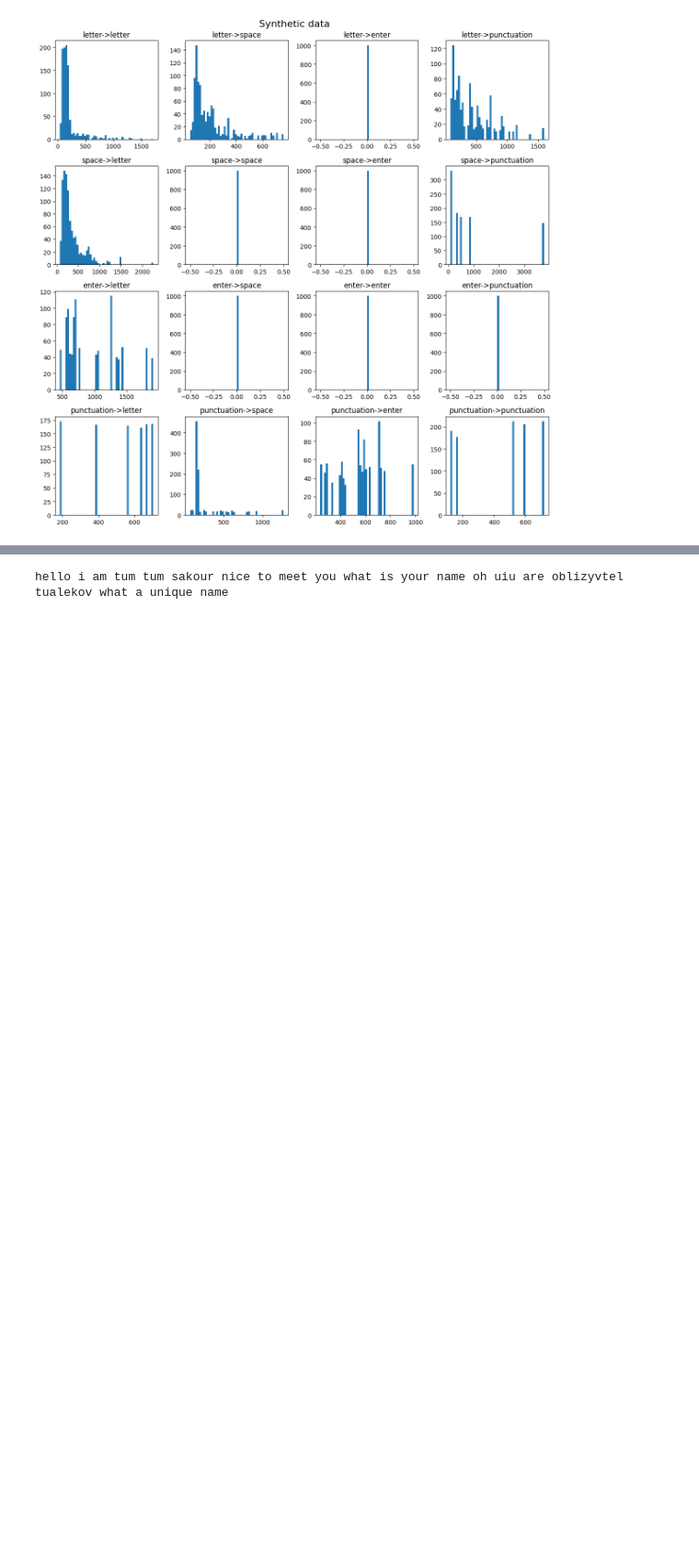
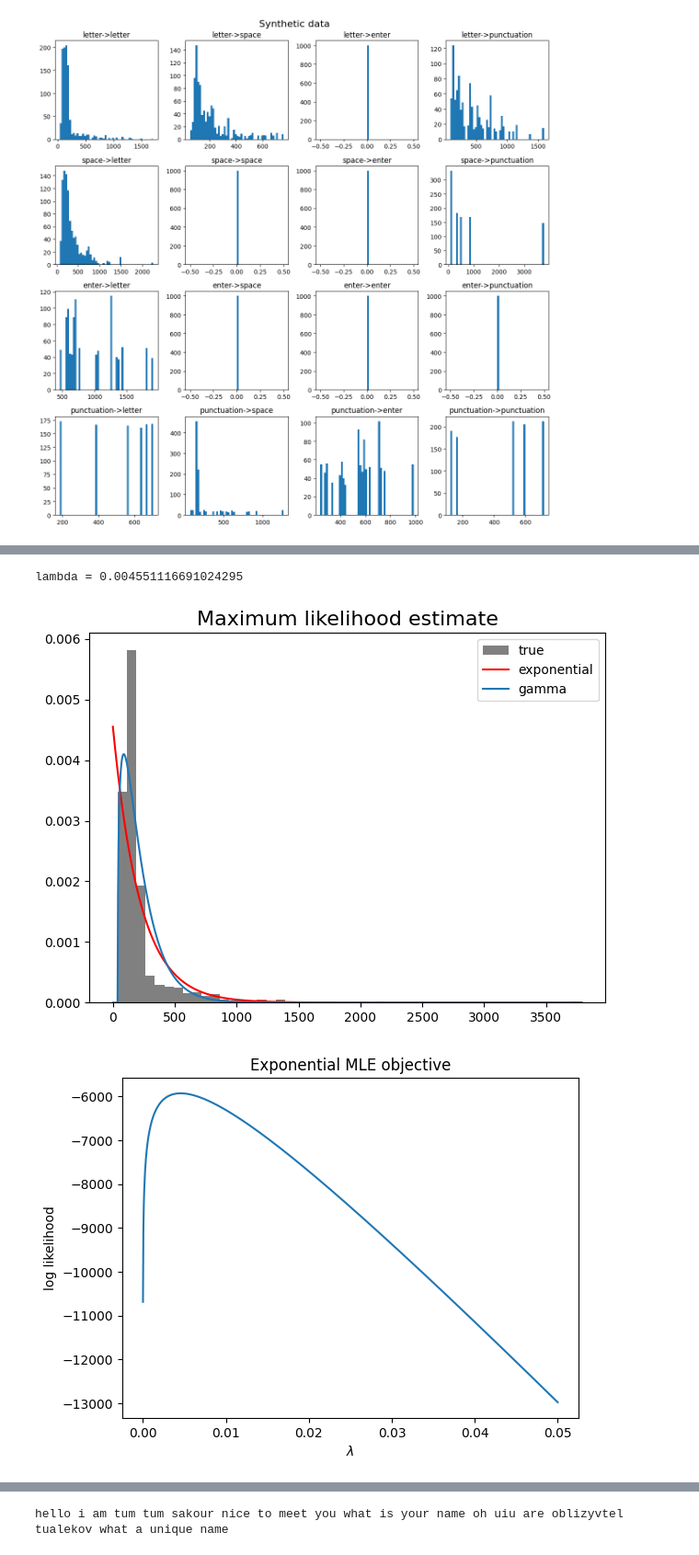
Before and after one commit to geekrope/keystroke-distribution, a Jupyter notebook: analysis/typing_distribution.ipynb, the cells around one changed output, grey strips where cells are left out. Shown at 92% size. Saved outputs shown, nothing was run; the diff lists cells and outputs as text; code cells hidden in the pictures; blank space fills up the shorter version.

Commit message:
Add gamma distribution, use n-grams for accuracy modelling

```diff
--- a/analysis/typing_distribution.ipynb
+++ b/analysis/typing_distribution.ipynb
@@ -294,0 +266,48 @@ plt.show()
+# %%
+target = '0-0'
+n = len(timing_data[target])
+
+l = 1.0 / np.mean(timing_data[target])
+alpha, loc, scale = scipy.stats.gamma.fit(timing_data[target])
+
+x = np.linspace(0, np.max(timing_data[target]), 1000)
+
+plt.hist(
+    timing_data[target],
+    bins=50,
+    density=True,
+    label='true',
+    color='gray')
+plt.plot(x, l * np.exp(-l * x), label='exponential', color='red')
+plt.plot(
+    x,
+    scipy.stats.gamma.pdf(
+        x,
+        alpha,
+        loc=loc,
+        scale=scale),
+    label='gamma')
+plt.legend()
+
+print("lambda =", l)
+
+plt.title('Maximum likelihood estimate', fontsize=16)
+plt.tight_layout()
+plt.show()
+
+plt.title('Exponential MLE objective')
+plt.xlabel('$\\lambda$')
+plt.ylabel('log likelihood')
+l_values = np.linspace(0.00001, 0.05, 1000)
+plt.plot(
+    l_values,
+    n *
+    np.log(l_values) -
+    l_values *
+    np.sum(
+        timing_data[target]))
+plt.show()
+# %% [output]
+lambda = 0.004551116691024295
+[figure, added]
+[figure, added]
```
Also changed, not shown: parts of 9 cells of this notebook.
